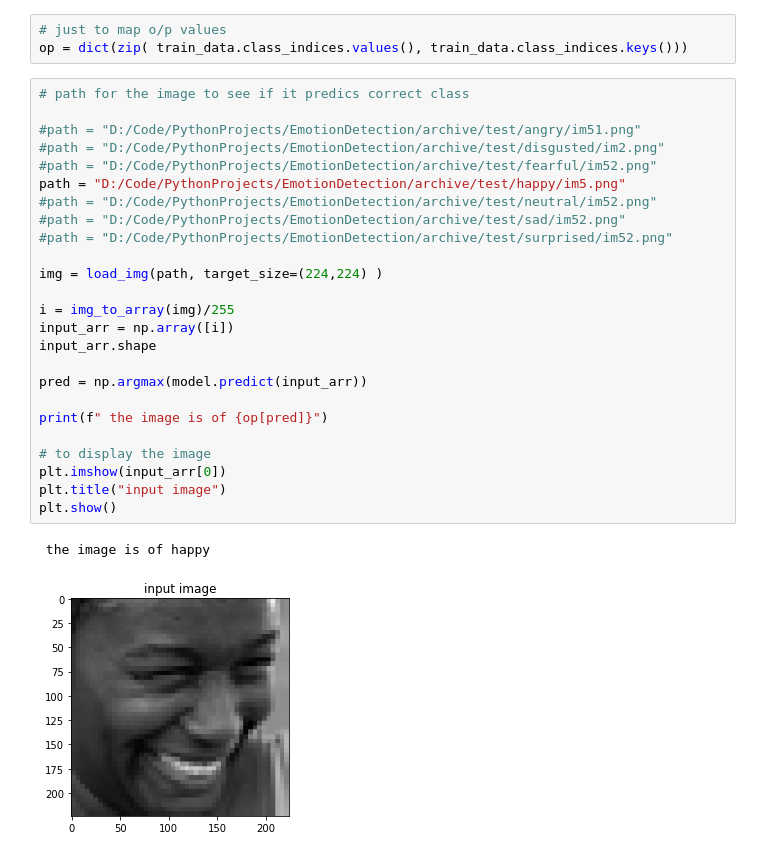
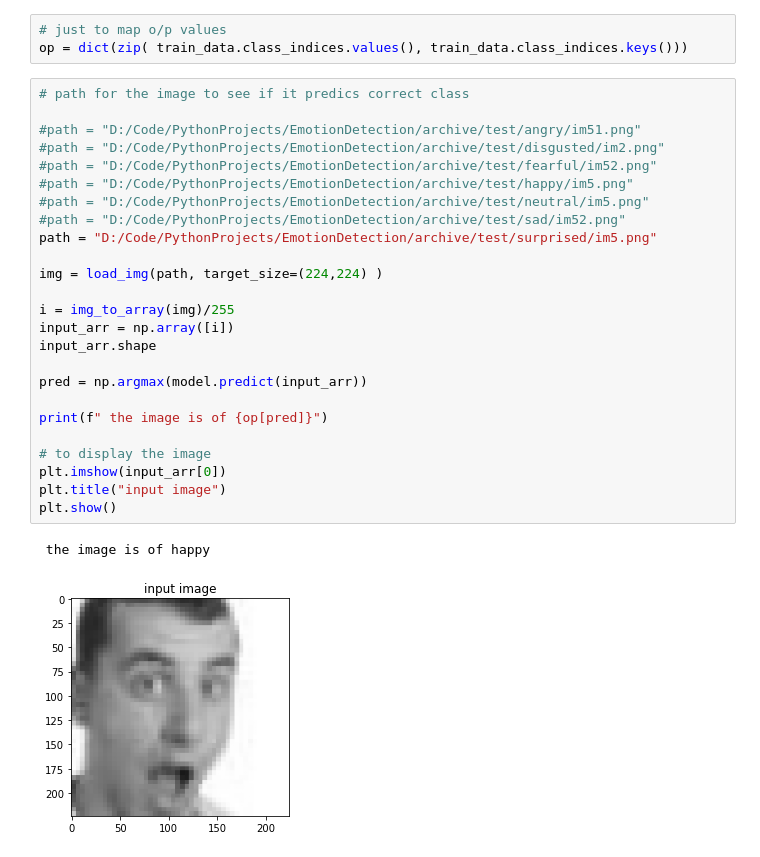
Before and after one commit to darthVader18/EmotionDetection, a Jupyter notebook: EmotionDetection.ipynb, the cells around one changed output. Cells and saved outputs as stored; diff of their text form.

```diff
--- a/EmotionDetection.ipynb
+++ b/EmotionDetection.ipynb
@@ -169,28 +169,28 @@ op = dict(zip( train_data.class_indices.values(), train_data.class_indices.keys(
 # %%
 # path for the image to see if it predics correct class
 
 #path = "D:/Code/PythonProjects/EmotionDetection/archive/test/angry/im51.png"
 #path = "D:/Code/PythonProjects/EmotionDetection/archive/test/disgusted/im2.png"
 #path = "D:/Code/PythonProjects/EmotionDetection/archive/test/fearful/im52.png"
-path = "D:/Code/PythonProjects/EmotionDetection/archive/test/happy/im5.png"
-#path = "D:/Code/PythonProjects/EmotionDetection/archive/test/neutral/im52.png"
+#path = "D:/Code/PythonProjects/EmotionDetection/archive/test/happy/im5.png"
+#path = "D:/Code/PythonProjects/EmotionDetection/archive/test/neutral/im5.png"
 #path = "D:/Code/PythonProjects/EmotionDetection/archive/test/sad/im52.png"
-#path = "D:/Code/PythonProjects/EmotionDetection/archive/test/surprised/im52.png"
+path = "D:/Code/PythonProjects/EmotionDetection/archive/test/surprised/im5.png"
 
 img = load_img(path, target_size=(224,224) )
 
 i = img_to_array(img)/255
 input_arr = np.array([i])
 input_arr.shape
 
 pred = np.argmax(model.predict(input_arr))
 
 print(f" the image is of {op[pred]}")
 
 # to display the image
 plt.imshow(input_arr[0])
 plt.title("input image")
 plt.show()
 # %% [output]
  the image is of happy
-[figure, old version]
+[figure, new version]
```
Also changed, not shown: parts of 5 cells of this notebook, 1 other file.
